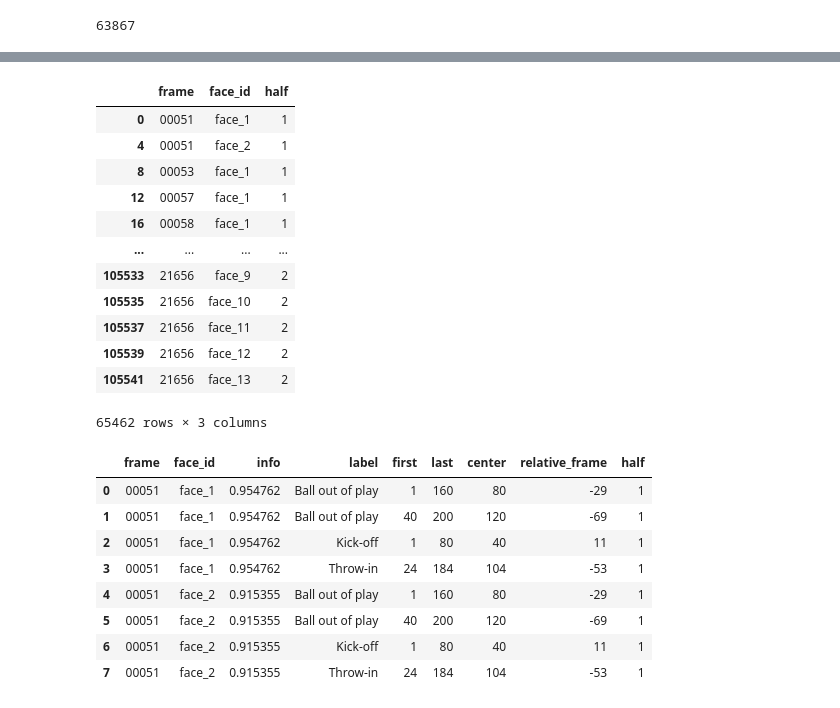
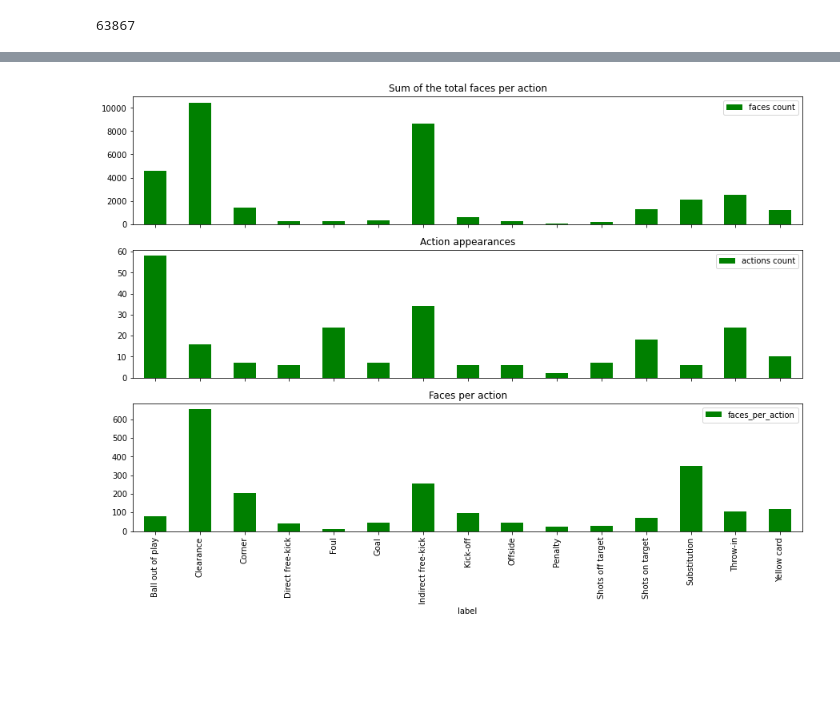
Before and after one commit to joseprs/ActionClassification, a Jupyter notebook: notebooks/analyze_faces_npfile.ipynb, the cells around one changed output, grey strips where cells are left out. Cells and saved outputs as stored; diff of their text form; code cells hidden in the pictures; blank space fills up the shorter version.

Commit message:
filter by specific actions and accuracy per class

```diff
--- a/notebooks/analyze_faces_npfile.ipynb
+++ b/notebooks/analyze_faces_npfile.ipynb
@@ -126,16 +129,0 @@ plt.show()
-# %%
-faces_diff_all[['frame','face_id','half']].drop_duplicates()
-# %% [output]
-|  | frame | face_id | half |
-| 0 | 00051 | face_1 | 1 |
-| 4 | 00051 | face_2 | 1 |
-| 8 | 00053 | face_1 | 1 |
-| 12 | 00057 | face_1 | 1 |
-| 16 | 00058 | face_1 | 1 |
-| ... | ... | ... | ... |
-| 105533 | 21656 | face_9 | 2 |
-| 105535 | 21656 | face_10 | 2 |
-| 105537 | 21656 | face_11 | 2 |
-| 105539 | 21656 | face_12 | 2 |
-| 105541 | 21656 | face_13 | 2 |
-65462 rows × 3 columns
@@ -146,12 +130,29 @@ faces_diff_all[['frame','face_id','half']].drop_duplicates()
-# %%
-faces_diff_all.loc[faces_diff_all['frame']=='00051']
-# %% [output]
-|  | frame | face_id | info | label | first | last | center | relative_frame | half |
-| 0 | 00051 | face_1 | 0.954762 | Ball out of play | 1 | 160 | 80 | -29 | 1 |
-| 1 | 00051 | face_1 | 0.954762 | Ball out of play | 40 | 200 | 120 | -69 | 1 |
-| 2 | 00051 | face_1 | 0.954762 | Kick-off | 1 | 80 | 40 | 11 | 1 |
-| 3 | 00051 | face_1 | 0.954762 | Throw-in | 24 | 184 | 104 | -53 | 1 |
-| 4 | 00051 | face_2 | 0.915355 | Ball out of play | 1 | 160 | 80 | -29 | 1 |
-| 5 | 00051 | face_2 | 0.915355 | Ball out of play | 40 | 200 | 120 | -69 | 1 |
-| 6 | 00051 | face_2 | 0.915355 | Kick-off | 1 | 80 | 40 | 11 | 1 |
-| 7 | 00051 | face_2 | 0.915355 | Throw-in | 24 | 184 | 104 | -53 | 1 |
+# %%
+faces_info_df_1['half']=1
+faces_info_df_2['half']=2
+faces_info_df = pd.concat([faces_info_df_1, faces_info_df_2]).reset_index(drop=True)
+
+
+actions_df = faces_info_df[['label','center','half']].drop_duplicates().drop(columns=['half','center'])
+actions_df['actions count'] = 1
+classes_count = actions_df.groupby(['label'], as_index=False).sum()
+
+faces_action_count = faces_info_df[['frame','face_id','label','half']].drop_duplicates().drop(columns=['half'])
+faces_action_count['faces count'] = 1
+faces_action_count = faces_action_count.groupby(['label'], as_index=False).sum()
+# %%
+faces_per_action = pd.merge(faces_action_count, classes_count, on=['label'], how='inner')
+faces_per_action['faces_per_action'] = faces_per_action['faces count'] // faces_per_action['actions count']
+
+a = faces_per_action.copy()
+fig, axes = plt.subplots(nrows=3, ncols=1, sharex=True)
+
+a.plot(kind='bar',x='label',y='faces count',color='green', figsize=(15,15),
+       title='Sum of the total faces per action', ax=axes[0])
+a.plot(kind='bar',x='label',y='actions count',color='green', figsize=(15,15),
+       title='Action appearances', ax=axes[1])
+a.plot(kind='bar',x='label',y='faces_per_action',color='green', figsize=(15,10),
+       title='Faces per action',ax=axes[2])
+plt.show()
+# %% [output]
+[figure, added]
```
Also changed, not shown: parts of 7 cells of this notebook, 15 other files.
